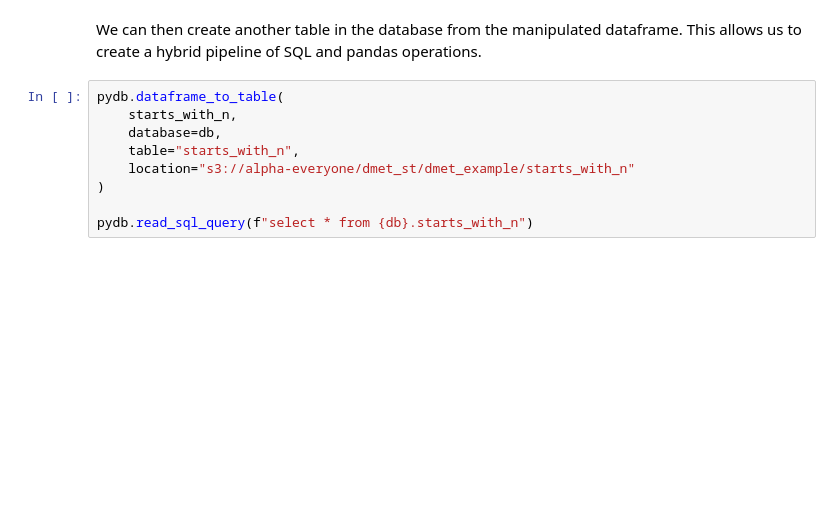
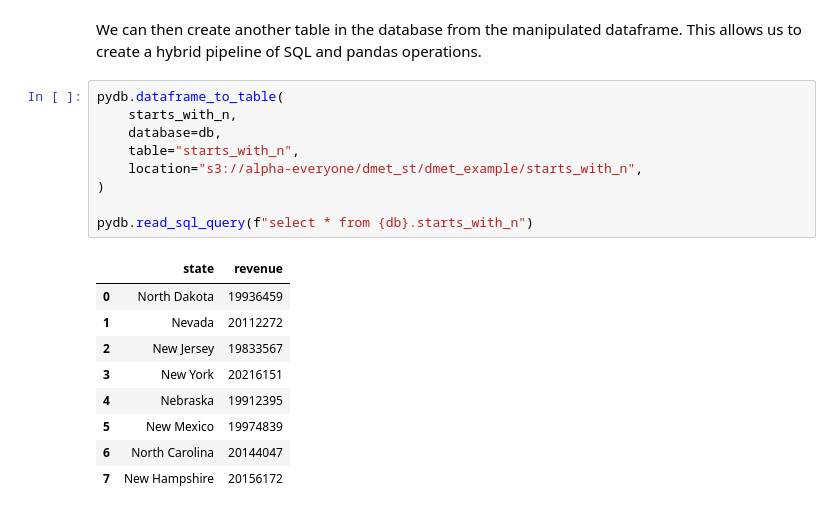
Before and after one commit to moj-analytical-services/pydbtools, a Jupyter notebook: examples/mojap_tools_demo.ipynb, the cells around one changed output. Saved outputs shown, nothing was run; the diff lists cells and outputs as text; blank space fills up the shorter version.

```diff
--- a/examples/mojap_tools_demo.ipynb
+++ b/examples/mojap_tools_demo.ipynb
@@ -133,9 +222,19 @@ We can then create another table in the database from the manipulated dataframe.
 # %%
 pydb.dataframe_to_table(
     starts_with_n,
     database=db,
     table="starts_with_n",
-    location="s3://alpha-everyone/dmet_st/dmet_example/starts_with_n"
+    location="s3://alpha-everyone/dmet_st/dmet_example/starts_with_n",
 )
 
 pydb.read_sql_query(f"select * from {db}.starts_with_n")
+# %% [output]
+|  | state | revenue |
+| 0 | North Dakota | 19936459 |
+| 1 | Nevada | 20112272 |
+| 2 | New Jersey | 19833567 |
+| 3 | New York | 20216151 |
+| 4 | Nebraska | 19912395 |
+| 5 | New Mexico | 19974839 |
+| 6 | North Carolina | 20144047 |
+| 7 | New Hampshire | 20156172 |
```
Also changed, not shown: parts of 10 cells of this notebook.
